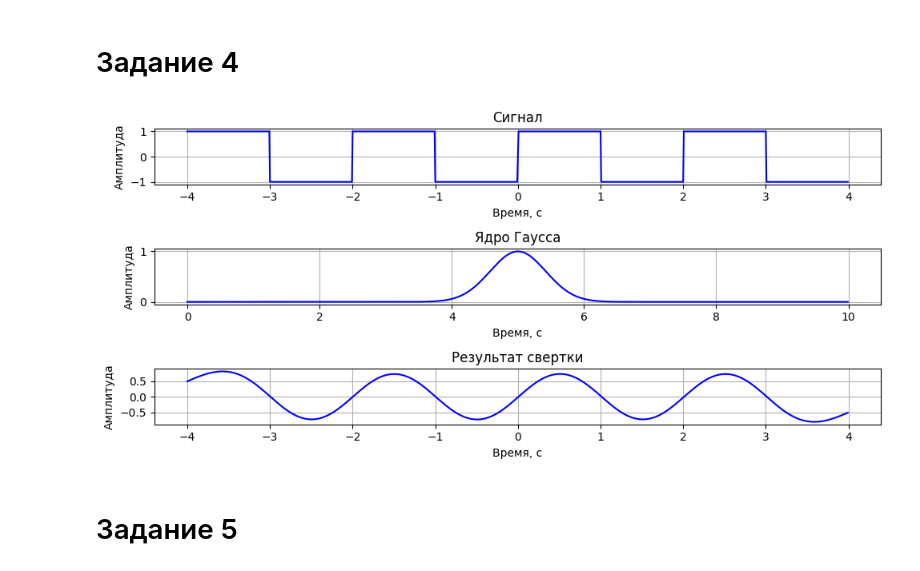
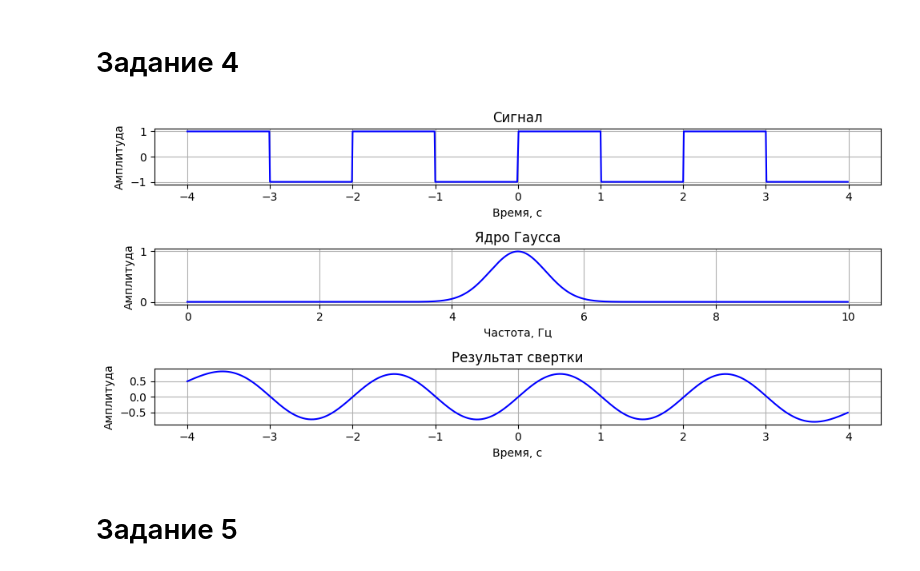
Before and after one commit to HerrPhoton/Digital-signal-processing, a Jupyter notebook: Lab5.ipynb, the cells around one changed output. Drawn from its saved outputs; the diff is of its cells as text; code cells hidden in the pictures.

```diff
--- a/Lab5.ipynb
+++ b/Lab5.ipynb
@@ -108,18 +108,18 @@ def Gaussian_kernel(x, p, FWHM):
     s = FWHM * (2 * np.pi - 1) / (4 * np.pi)
     return np.exp(-0.5 * ((x - p) / s) ** 2)
 # %%
-x_k, y_k, _ = handler.make_signal('other', interval = (0, 10), func = lambda t: Gaussian_kernel(t, p = 5, FWHM = 1))
+x_k, y_k, _ = handler.make_signal('other', interval = (0, 10), func = lambda X: Gaussian_kernel(X, p = 5, FWHM = 1))
 # %%
 y_conv = np.convolve(y, y_k, mode = 'same') / np.sum(y_k)
 # %%
 display.clear(3)
 
 display.make_plot(0, x, y, title = 'Сигнал')
-display.make_plot(1, x_k, y_k, title = 'Ядро Гаусса')
+display.make_plot(1, x_k, y_k, title = 'Ядро Гаусса', is_spectrum = True, normalize = False)
 display.make_plot(2, x, y_conv, title = 'Результат свертки')
 
 display.plot()
 # %% [output]
-[figure, old version]
+[figure, new version]
 # %% [markdown]
 # Задание 5
```
Also changed, not shown: parts of 24 cells of this notebook, 1 other file.
